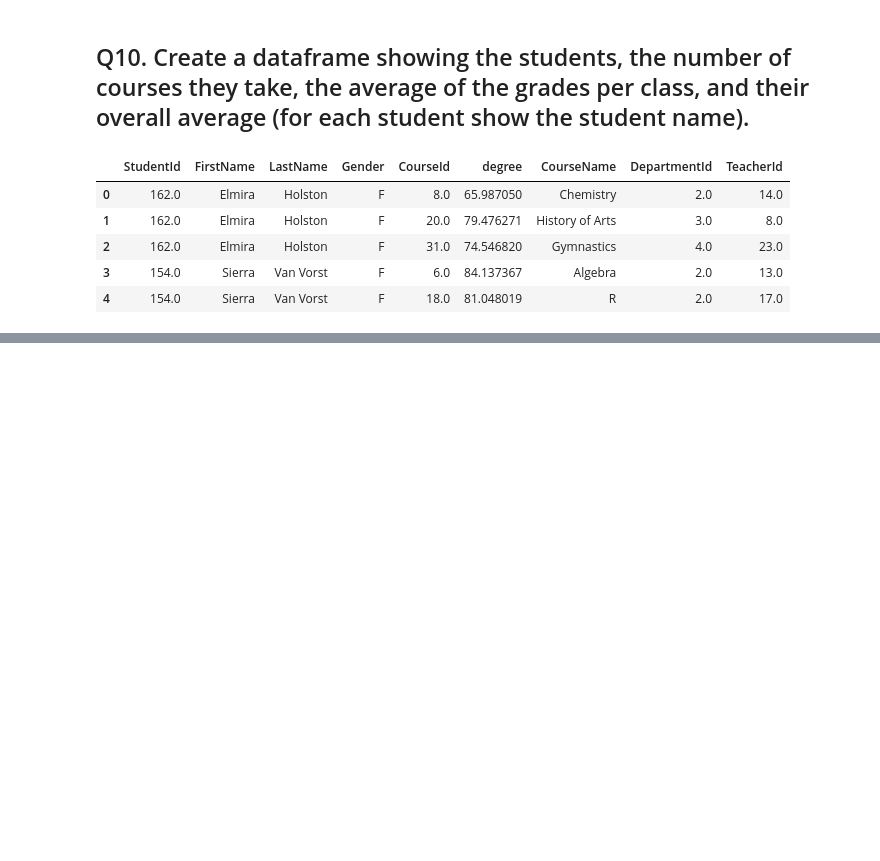
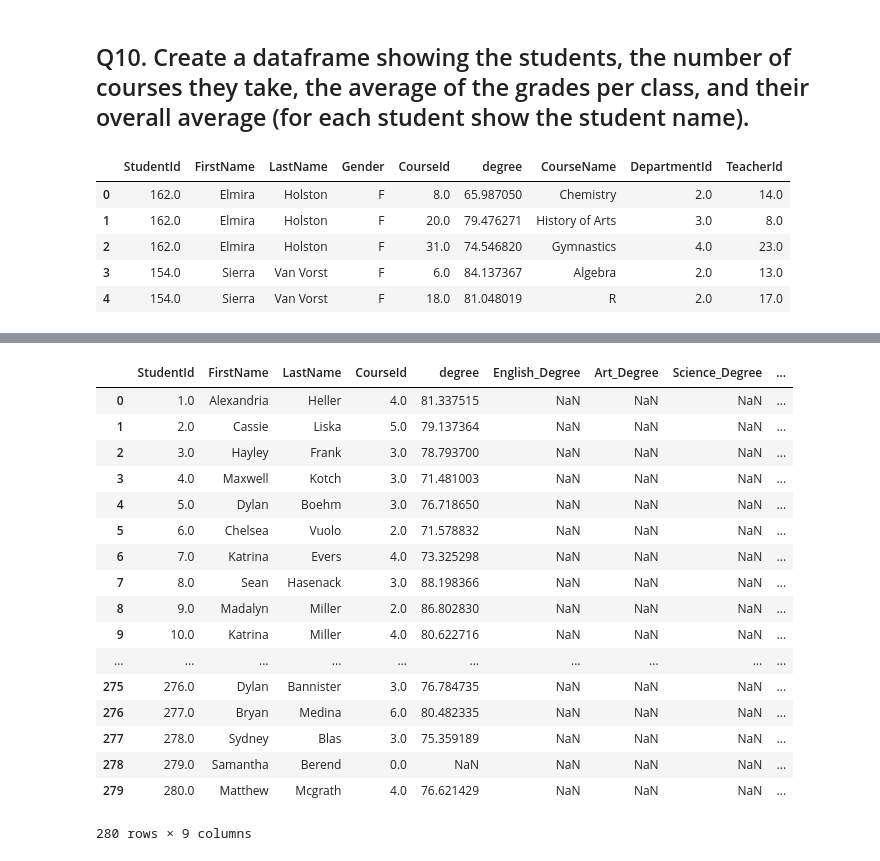
Before and after one commit to EtiMayer/DataScience, a Jupyter notebook: python/Python-final.ipynb, the cells around one changed output, grey strips where cells are left out. Drawn from its saved outputs; the diff is of its cells as text; code cells hidden in the pictures; blank space fills up the shorter version.

```diff
--- a/python/Python-final.ipynb
+++ b/python/Python-final.ipynb
@@ -310,0 +273,5 @@ GROUP BY a.StudentId, a.FirstName, a.LastName
+# %%
+Overall_Average = Q10.groupby(['StudentId','FirstName','LastName']).\
+                      agg({'CourseId':pd.Series.nunique,'degree':'mean'})
+Overall_Average.reset_index(inplace=True)
+Overall_Average.head()
@@ -310,0 +302,27 @@ GROUP BY a.StudentId, a.FirstName, a.LastName
+# %%
+Overall_Average.reindex(columns = np.append( Overall_Average.columns.values, ['English_Degree','Science_Degree','Art_Dgree','Sport_Degree']))
+#Overall_Average['English_Degree']=np.where(DepartmentAvg['DepartmentId']==1.0,np.mean,np.NaN)
+#Overall_Average.loc[Q10['DepartmentId']==1,'English_Degree'] = Q10.groupby(['StudentId']).agg({'degree':'mean'})
+#Overall_Average.loc[Q10['DepartmentId']==2,'Art_Degree'] = Q10.groupby(['StudentId','FirstName','LastName','DepartmentId','Average']).agg({'degree':'mean'})
+#Overall_Average.loc[Q10['DepartmentId']==3,'Science_Degree'] = Q10.groupby(['StudentId','FirstName','LastName','DepartmentId','Average']).agg({'degree':'mean'})
+#Overall_Average.loc[Q10['DepartmentId']==4,'Sport_Degree'] = Q10.groupby(['StudentId','FirstName','LastName','DepartmentId','Average']).agg({'degree':'mean'})
+Overall_Average
+# %% [output]
+|  | StudentId | FirstName | LastName | CourseId | degree | English_Degree | Art_Degree | Science_Degree | ... |
+| 0 | 1.0 | Alexandria | Heller | 4.0 | 81.337515 | NaN | NaN | NaN | ... |
+| 1 | 2.0 | Cassie | Liska | 5.0 | 79.137364 | NaN | NaN | NaN | ... |
+| 2 | 3.0 | Hayley | Frank | 3.0 | 78.793700 | NaN | NaN | NaN | ... |
+| 3 | 4.0 | Maxwell | Kotch | 3.0 | 71.481003 | NaN | NaN | NaN | ... |
+| 4 | 5.0 | Dylan | Boehm | 3.0 | 76.718650 | NaN | NaN | NaN | ... |
+| 5 | 6.0 | Chelsea | Vuolo | 2.0 | 71.578832 | NaN | NaN | NaN | ... |
+| 6 | 7.0 | Katrina | Evers | 4.0 | 73.325298 | NaN | NaN | NaN | ... |
+| 7 | 8.0 | Sean | Hasenack | 3.0 | 88.198366 | NaN | NaN | NaN | ... |
+| 8 | 9.0 | Madalyn | Miller | 2.0 | 86.802830 | NaN | NaN | NaN | ... |
+| 9 | 10.0 | Katrina | Miller | 4.0 | 80.622716 | NaN | NaN | NaN | ... |
+| ... | ... | ... | ... | ... | ... | ... | ... | ... | ... |
+| 275 | 276.0 | Dylan | Bannister | 3.0 | 76.784735 | NaN | NaN | NaN | ... |
+| 276 | 277.0 | Bryan | Medina | 6.0 | 80.482335 | NaN | NaN | NaN | ... |
+| 277 | 278.0 | Sydney | Blas | 3.0 | 75.359189 | NaN | NaN | NaN | ... |
+| 278 | 279.0 | Samantha | Berend | 0.0 | NaN | NaN | NaN | NaN | ... |
+| 279 | 280.0 | Matthew | Mcgrath | 4.0 | 76.621429 | NaN | NaN | NaN | ... |
+280 rows × 9 columns
```
Also changed, not shown: parts of 4 cells of this notebook, 2 other files.
